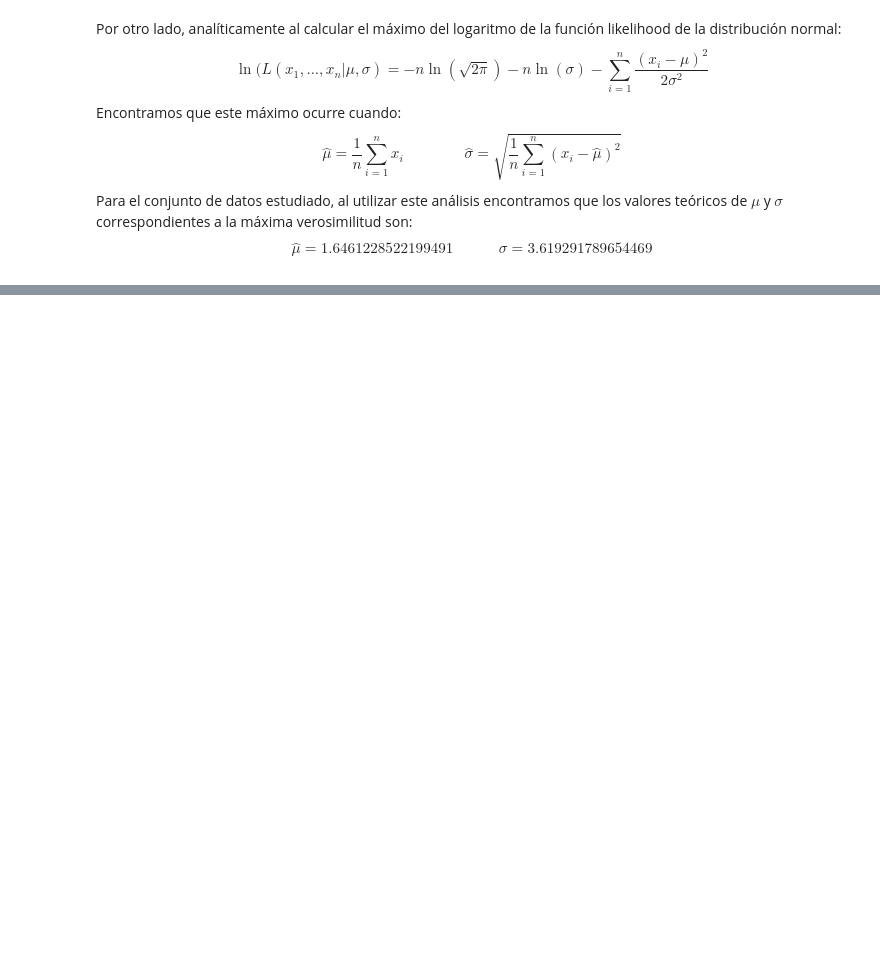
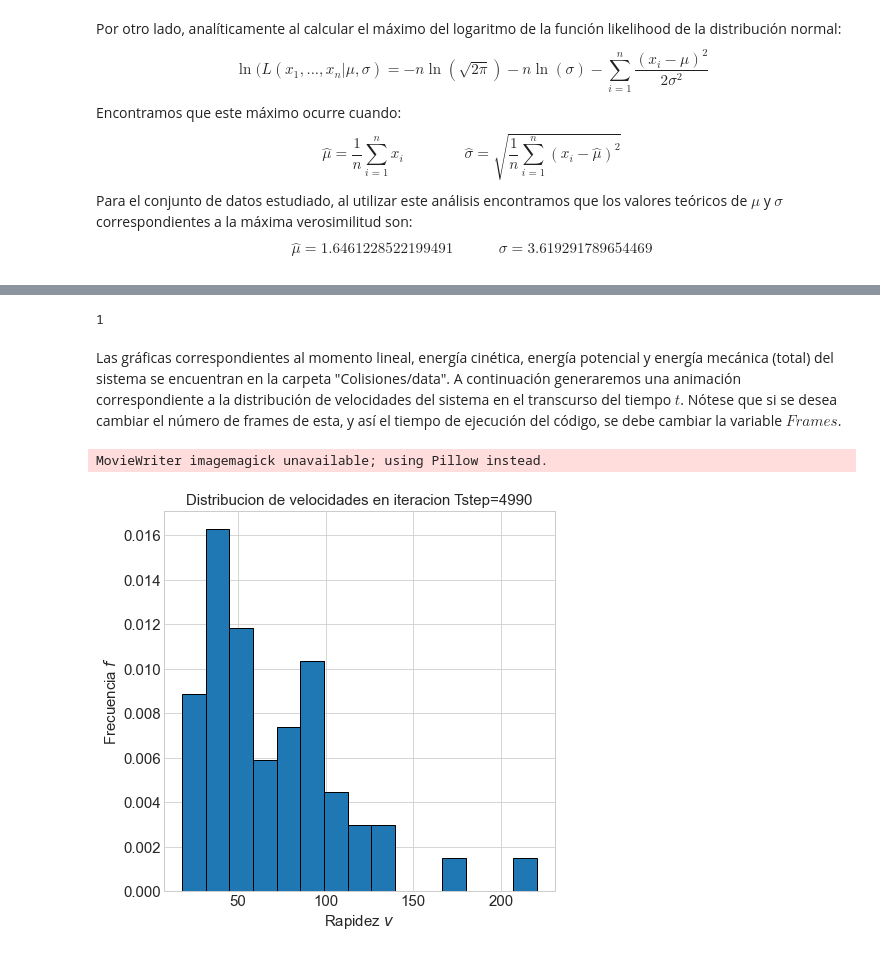
Before and after one commit to PachoDp13/Metodos_Computacionales, a Jupyter notebook: Talleres/Taller 2/Taller 2.ipynb, the cells around one changed output, grey strips where cells are left out. Saved outputs shown, nothing was run; the diff lists cells and outputs as text; code cells hidden in the pictures; blank space fills up the shorter version.

```diff
--- a/Talleres/Taller 2/Taller 2.ipynb
+++ b/Talleres/Taller 2/Taller 2.ipynb
@@ -743,0 +767,36 @@ $$
+# %%
+#En caso de no haber compilado y ejecutado el archivo Run.sh ejecute el siguiente código:
+os.system("sh Colisiones/Run.sh")
+# %% [output]
+1
+# %% [markdown]
+Las gráficas correspondientes al momento lineal, energía cinética, energía potencial y energía mecánica (total) del sistema se encuentran en la carpeta "Colisiones/data". A continuación generaremos una animación correspondiente a la distribución de velocidades del sistema en el transcurso del tiempo $t$. Nótese que si se desea cambiar el número de frames de esta, y así el tiempo de ejecución del código, se debe cambiar la variable $Frames$.
+# %%
+#Primero importamos los datos de interés.
+
+f=open("Colisiones/data/data2.dat","r")
+l=f.readlines()
+f.close()
+dataBase = l[0]
+config, x=[],[]
+config = dataBase.split()
+for n in l[1:]:
+    x.append(float(n))
+# %%
+fig=plt.figure(figsize=(7,7))
+fs=15
+ax1 = fig.add_subplot(111)
+NParticles, tmax, deltat, Frames = int(config[0]), float(config[1]), float(config[2]), 500
+step = deltat*10
+def animate(k):
+    ax1.clear()
+    ax1.hist(x[NParticles*k:NParticles*(k+1)], density=True, bins=15, ec='k')
+    ax1.set_title("Distribucion de velocidades en iteracion Tstep={}".format(k*10),fontsize=fs)
+    ax1.set_xlabel("Rapidez $v$",fontsize=fs)
+    ax1.set_ylabel("Frecuencia $f$",fontsize=fs)
+    ax1.tick_params(labelsize=fs)
+ani = FuncAnimation(fig,animate,frames= Frames ,interval=100)
+ani.save('distribution.gif', writer='imagemagick')
+# %% [output]
+MovieWriter imagemagick unavailable; using Pillow instead.
+[figure, added]
```
Also changed, not shown: parts of 19 cells of this notebook.
